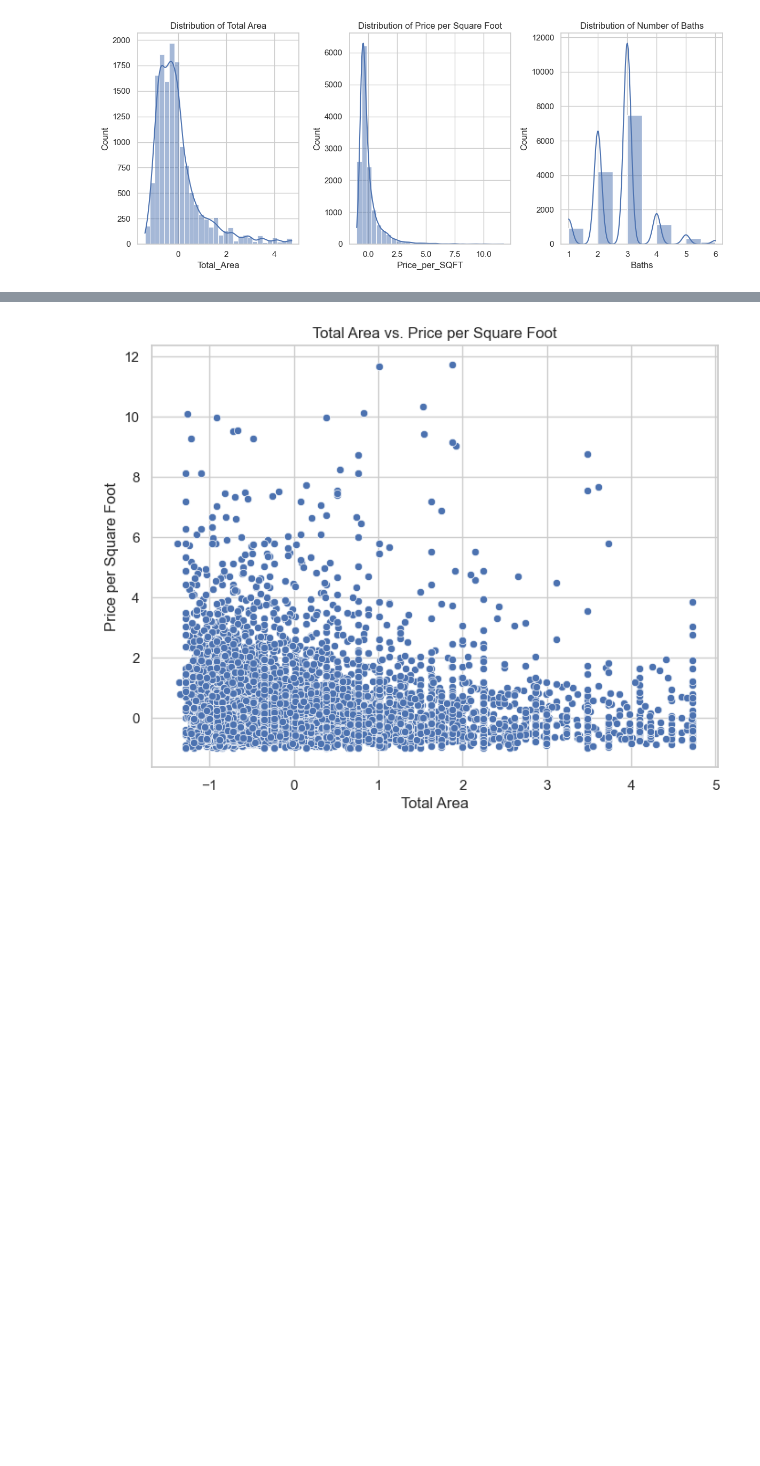
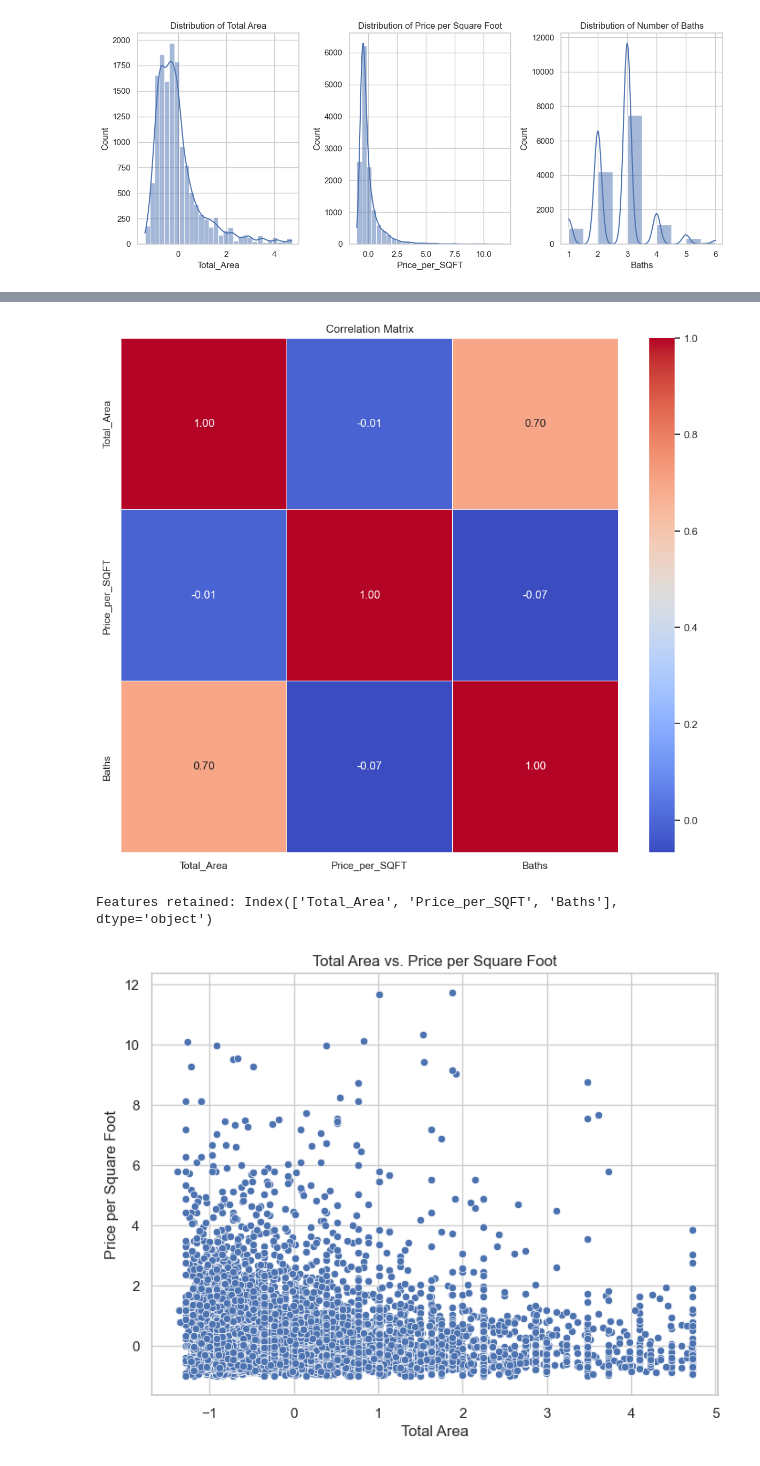
Before and after one commit to ManishSnowflakes/house-price-prediction, a Jupyter notebook: notebooks/house_price_prediction.ipynb, the cells around one changed output, grey strips where cells are left out. Cells and saved outputs as stored; diff of their text form; code cells hidden in the pictures; blank space fills up the shorter version.

Commit message:
Initial commit - House Price Prediction Model

```diff
--- a/notebooks/house_price_prediction.ipynb
+++ b/notebooks/house_price_prediction.ipynb
@@ -64,6 +69,3 @@ categorical_cols = data.select_dtypes(include=['object']).columns
 for col in categorical_cols:
     mode_value = data[col].mode()[0]
     data[col] = data[col].fillna(mode_value)
-# %%
-# Drop columns with excessive missing values (optional, if any)
-data.drop(columns=["Column_to_drop"], inplace=True)
@@ -304,3 +312,30 @@ plt.show()
+# %%
+# Filter for numerical columns only
+numerical_data = data.select_dtypes(include=['number'])
+
+# Compute the correlation matrix
+correlation_matrix = numerical_data.corr()
+
+# Plot the heatmap
+plt.figure(figsize=(12, 10))
+sns.heatmap(correlation_matrix, annot=True, fmt=".2f", cmap="coolwarm", linewidths=0.5)
+plt.title("Correlation Matrix")
+plt.show()
+# %% [output]
+[figure, added]
+# %%
+# Removing features with high correlation
+def remove_highly_correlated(data, threshold=0.9):
+    corr_matrix = data.corr().abs()
+    upper_triangle = corr_matrix.where(np.triu(np.ones(corr_matrix.shape), k=1).astype(bool))
+    to_drop = [column for column in upper_triangle.columns if any(upper_triangle[column] > threshold)]
+    return data.drop(columns=to_drop)
+
+# Applying the function
+cleaned_data = remove_highly_correlated(numerical_data)
+print("Features retained:", cleaned_data.columns)
+# %% [output]
+Features retained: Index(['Total_Area', 'Price_per_SQFT', 'Baths'], dtype='object')
 # %%
 # Scatter plot of Total_Area vs. Price_per_SQFT
 plt.figure(figsize=(8, 6))
```
Also changed, not shown: parts of 43 cells of this notebook, 2 other files.
